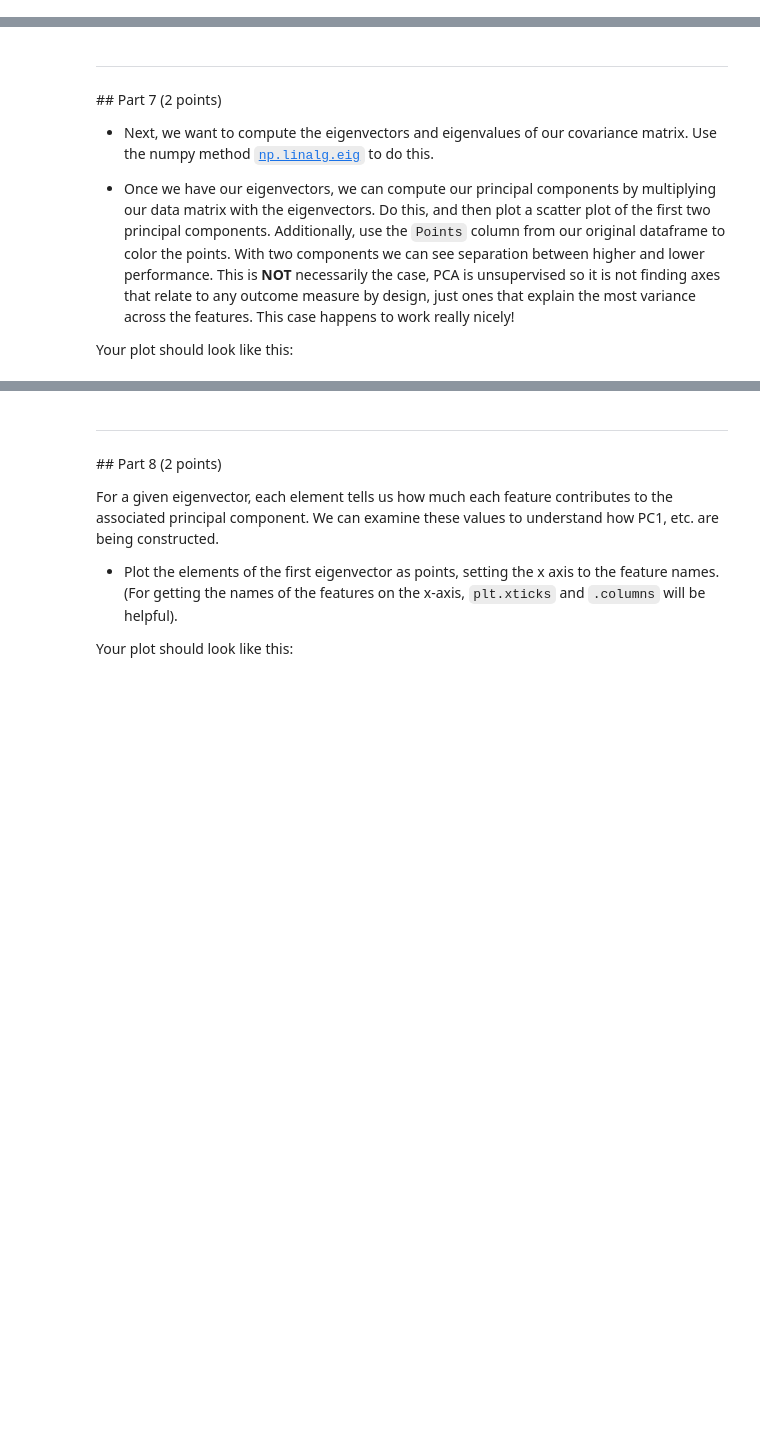
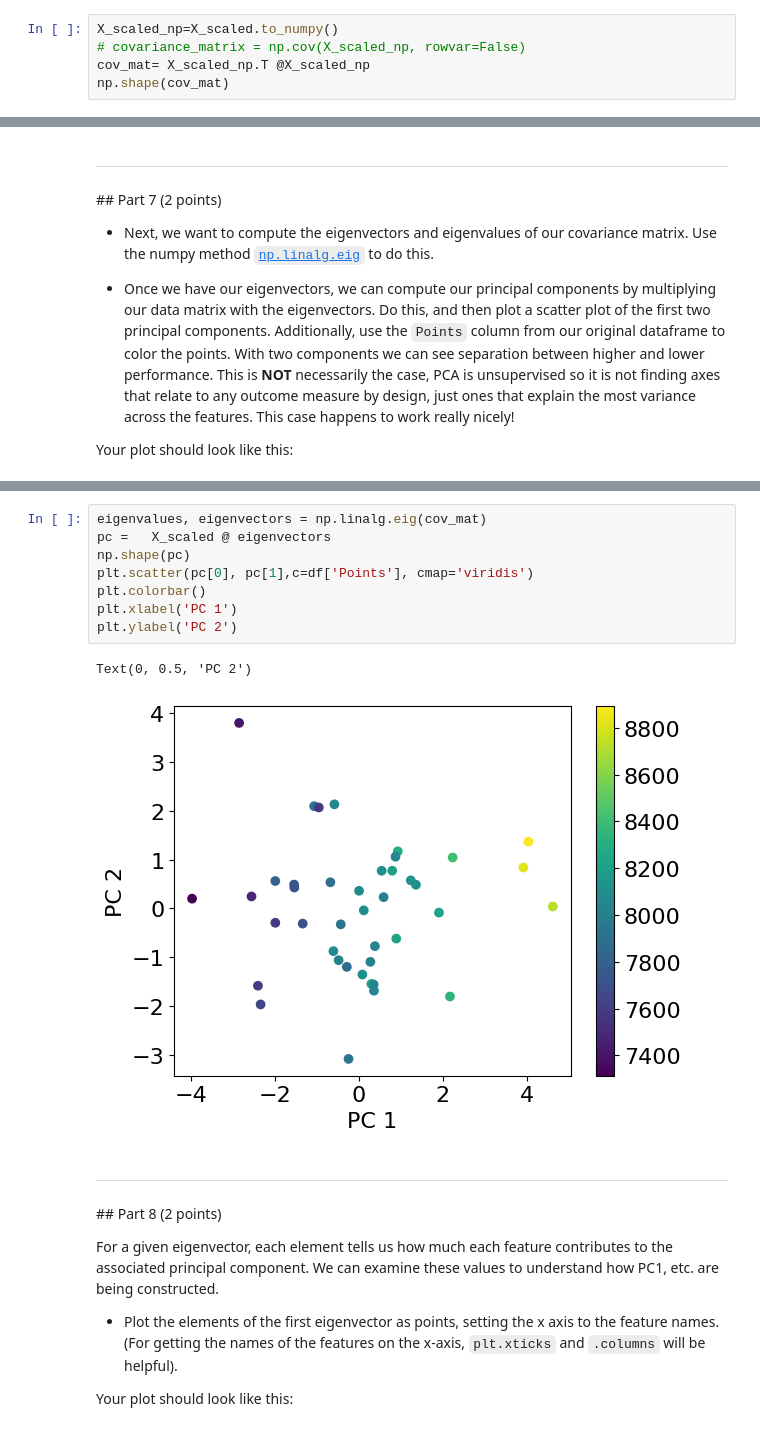
Before and after one commit to Urvi-M/BE559, a Jupyter notebook: Homework4_part1_V2.ipynb, the cells around one changed output, grey strips where cells are left out. Saved outputs shown, nothing was run; the diff lists cells and outputs as text; blank space fills up the shorter version.

```diff
--- a/Homework4_part1_V2.ipynb
+++ b/Homework4_part1_V2.ipynb
@@ -118,3 +149,8 @@ Your plot should look like this:
 * The first step in performing PCA is to compute the covariance matrix of our data. If our data matrix is the scaled matrix `X_scale` which is dimensions of $N$ datapoints by $P$ features, our covariance matrix is $S = X^TX$.
 
 * To make things easier, create a numpy array called `X_scaled_np` using `.to_numpy`.
+# %%
+X_scaled_np=X_scaled.to_numpy()
+# covariance_matrix = np.cov(X_scaled_np, rowvar=False)
+cov_mat= X_scaled_np.T @X_scaled_np
+np.shape(cov_mat)
@@ -133,3 +168,14 @@ Your plot should look like this:
+# %%
+eigenvalues, eigenvectors = np.linalg.eig(cov_mat)
+pc =   X_scaled @ eigenvectors
+np.shape(pc)
+plt.scatter(pc[0], pc[1],c=df['Points'], cmap='viridis')
+plt.colorbar()
+plt.xlabel('PC 1')
+plt.ylabel('PC 2')
+# %% [output]
+Text(0, 0.5, 'PC 2')
+[figure, added]
 # %% [markdown]
 ---
 ## Part 8 (2 points)
```
Also changed, not shown: parts of 21 cells of this notebook.
